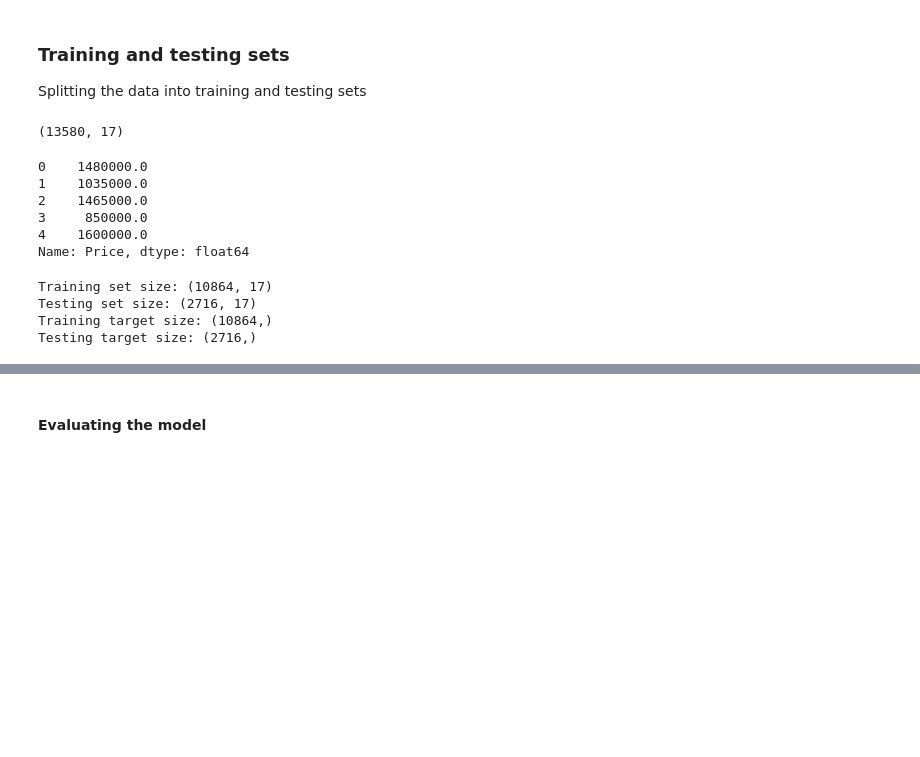
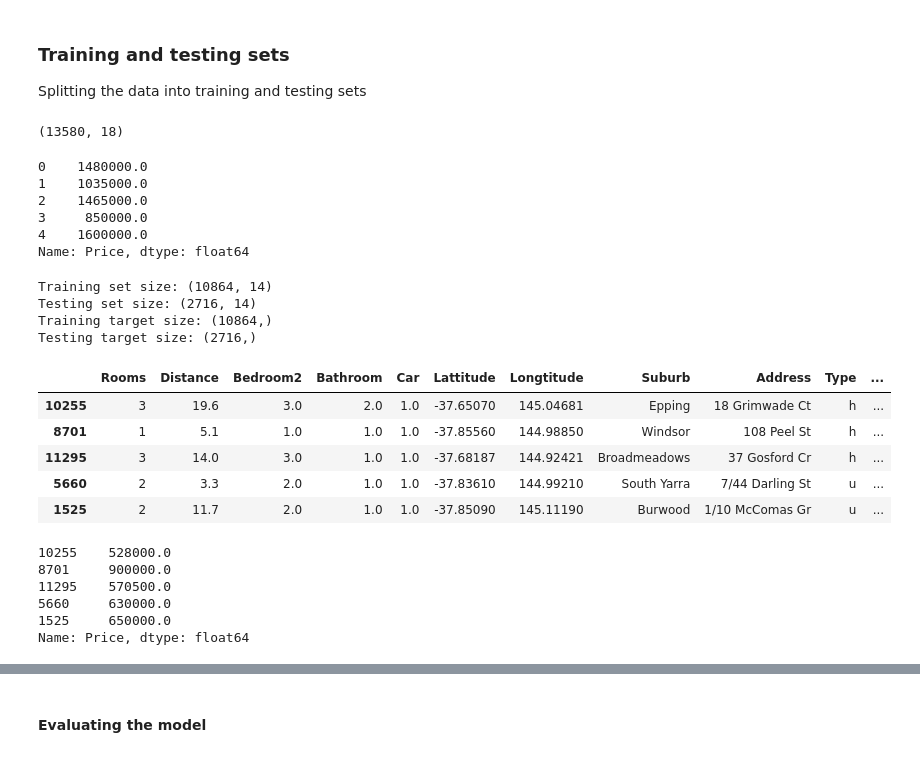
Before and after one commit to PLOTFINDER/aaa, a Jupyter notebook: main.ipynb, the cells around one changed output, grey strips where cells are left out. Drawn from its saved outputs; the diff is of its cells as text; code cells hidden in the pictures; blank space fills up the shorter version.

```diff
--- a/main.ipynb
+++ b/main.ipynb
@@ -268,8 +268,3 @@ max      433014.000000
 Name: Landsize, dtype: float64
 # %% [markdown]
 It seems that the "Landsize" column has some outliers. We will remove the column because it has too many values that are too high compared to the rest of the data. It could affect the model's performance.
-# %%
-df = df.drop(columns=["Landsize"])
-
-numerical_features = df.select_dtypes(include=["int64", "float64"]).columns.to_list()
-numerical_features
@@ -286,0 +271,3 @@ numerical_features
+# %%
+numerical_features.remove("Landsize")
+numerical_features
@@ -343,3 +342,10 @@ df.plot(kind="scatter", x="Longtitude", y="Lattitude", alpha=0.4, figsize=(10, 7
 # %% [output]
 <Axes: xlabel='Longtitude', ylabel='Lattitude'>
 [figure]
+# %%
+# numerical_features.remove("Lattitude")
+# numerical_features.remove("Longtitude")
+numerical_features.remove("Propertycount")
+# numerical_features.remove("Distance")
+numerical_features.remove("Postcode")
+numerical_features
@@ -388,5 +410,5 @@ Splitting the data into training and testing sets
 # %%
 df.shape
 # %% [output]
-(13580, 17)
+(13580, 18)
 # %%
@@ -403,13 +427,29 @@ target.head()
 Name: Price, dtype: float64
 # %%
 test_size = 0.2 # 20% of the data will be used for testing
-X_train, X_test, y_train, y_test = train_test_split(df, target, test_size=test_size)
+X_train, X_test, y_train, y_test = train_test_split(housing, target, test_size=test_size)
 print(f"Training set size: {X_train.shape}")
 print(f"Testing set size: {X_test.shape}")
 print(f"Training target size: {y_train.shape}")
 print(f"Testing target size: {y_test.shape}")
+X_train.head()
 # %% [output]
-Training set size: (10864, 17)
-Testing set size: (2716, 17)
+Training set size: (10864, 14)
+Testing set size: (2716, 14)
 Training target size: (10864,)
 Testing target size: (2716,)
+|  | Rooms | Distance | Bedroom2 | Bathroom | Car | Lattitude | Longtitude | Suburb | Address | Type | ... |
+| 10255 | 3 | 19.6 | 3.0 | 2.0 | 1.0 | -37.65070 | 145.04681 | Epping | 18 Grimwade Ct | h | ... |
+| 8701 | 1 | 5.1 | 1.0 | 1.0 | 1.0 | -37.85560 | 144.98850 | Windsor | 108 Peel St | h | ... |
+| 11295 | 3 | 14.0 | 3.0 | 1.0 | 1.0 | -37.68187 | 144.92421 | Broadmeadows | 37 Gosford Cr | h | ... |
+| 5660 | 2 | 3.3 | 2.0 | 1.0 | 1.0 | -37.83610 | 144.99210 | South Yarra | 7/44 Darling St | u | ... |
+| 1525 | 2 | 11.7 | 2.0 | 1.0 | 1.0 | -37.85090 | 145.11190 | Burwood | 1/10 McComas Gr | u | ... |
+# %%
+y_train.head()
+# %% [output]
+10255    528000.0
+8701     900000.0
+11295    570500.0
+5660     630000.0
+1525     650000.0
+Name: Price, dtype: float64
```
Also changed, not shown: parts of 18 cells of this notebook.
